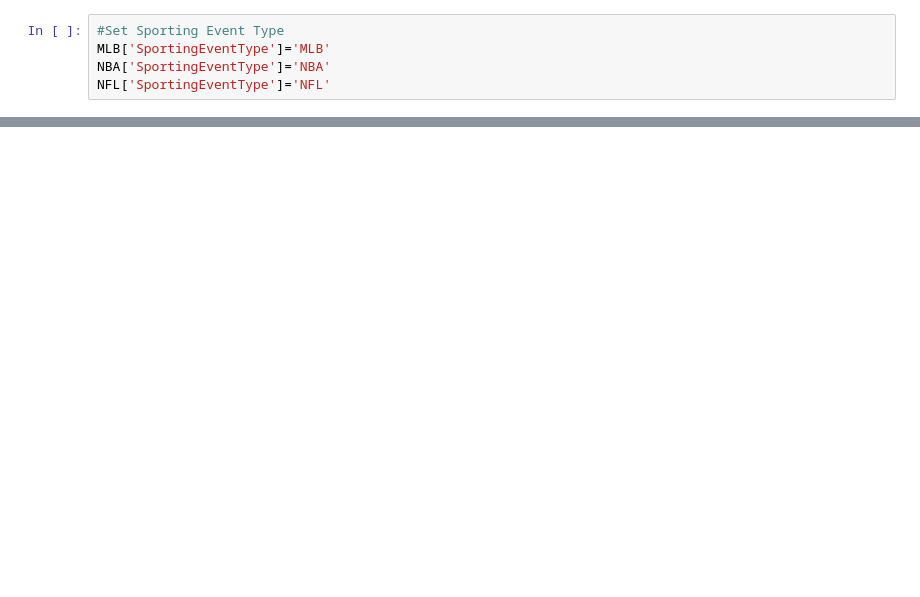
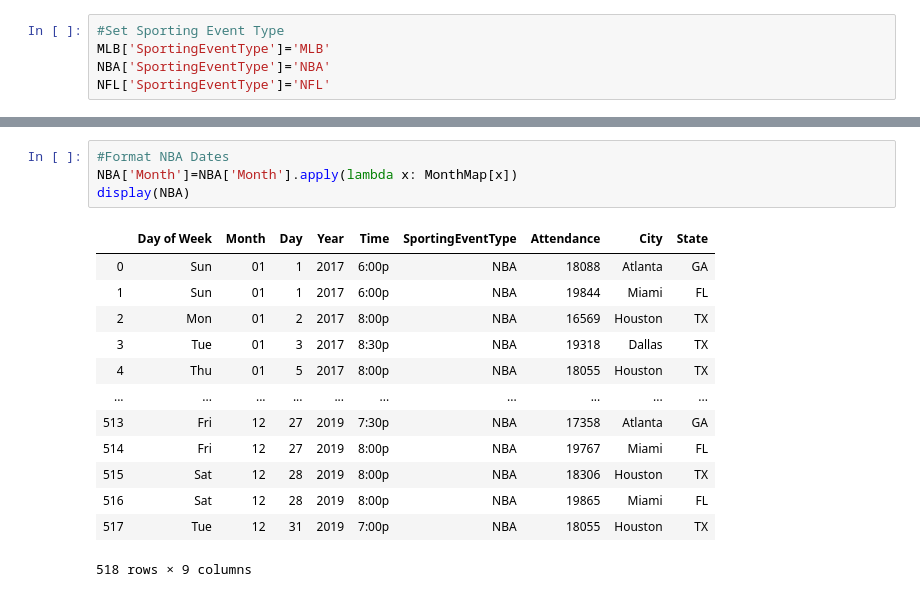
Before and after one commit to holden-herrell/IST718_GROUP_PROJECT, a Jupyter notebook: IST718-Final-Project.ipynb, the cells around one changed output, grey strips where cells are left out. Cells and saved outputs as stored; diff of their text form; blank space fills up the shorter version.

```diff
--- a/IST718-Final-Project.ipynb
+++ b/IST718-Final-Project.ipynb
@@ -184,0 +205,18 @@ display(NFL)
+# %%
+#Format NBA Dates
+NBA['Month']=NBA['Month'].apply(lambda x: MonthMap[x])
+display(NBA)
+# %% [output]
+|  | Day of Week | Month | Day | Year | Time | SportingEventType | Attendance | City | State |
+| 0 | Sun | 01 | 1 | 2017 | 6:00p | NBA | 18088 | Atlanta | GA |
+| 1 | Sun | 01 | 1 | 2017 | 6:00p | NBA | 19844 | Miami | FL |
+| 2 | Mon | 01 | 2 | 2017 | 8:00p | NBA | 16569 | Houston | TX |
+| 3 | Tue | 01 | 3 | 2017 | 8:30p | NBA | 19318 | Dallas | TX |
+| 4 | Thu | 01 | 5 | 2017 | 8:00p | NBA | 18055 | Houston | TX |
+| ... | ... | ... | ... | ... | ... | ... | ... | ... | ... |
+| 513 | Fri | 12 | 27 | 2019 | 7:30p | NBA | 17358 | Atlanta | GA |
+| 514 | Fri | 12 | 27 | 2019 | 8:00p | NBA | 19767 | Miami | FL |
+| 515 | Sat | 12 | 28 | 2019 | 8:00p | NBA | 18306 | Houston | TX |
+| 516 | Sat | 12 | 28 | 2019 | 8:00p | NBA | 19865 | Miami | FL |
+| 517 | Tue | 12 | 31 | 2019 | 7:00p | NBA | 18055 | Houston | TX |
+518 rows × 9 columns
```
Also changed, not shown: parts of 6 cells of this notebook.
